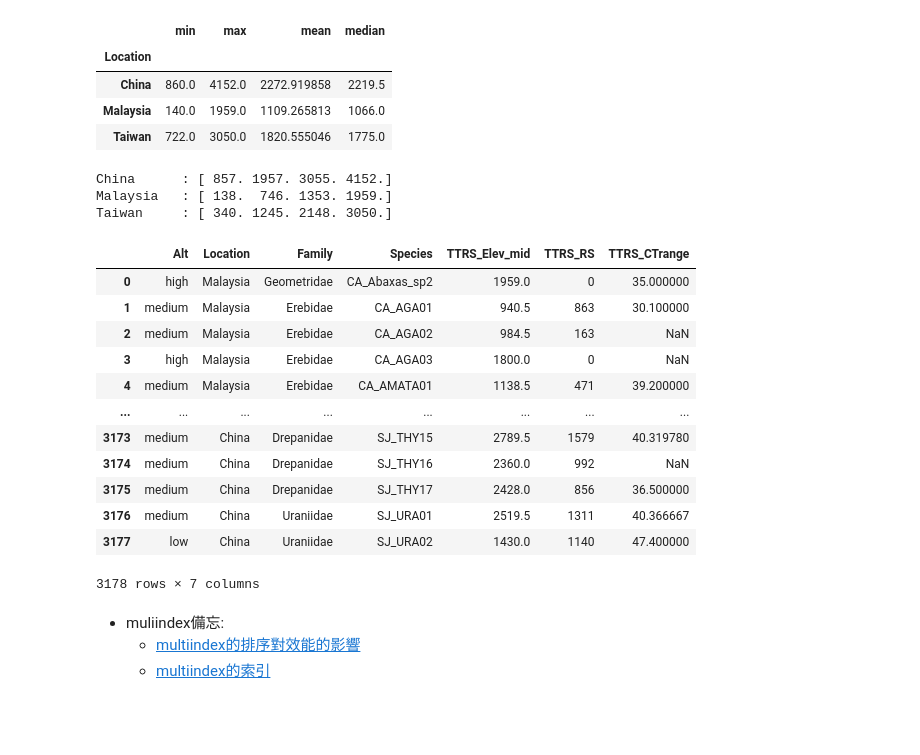
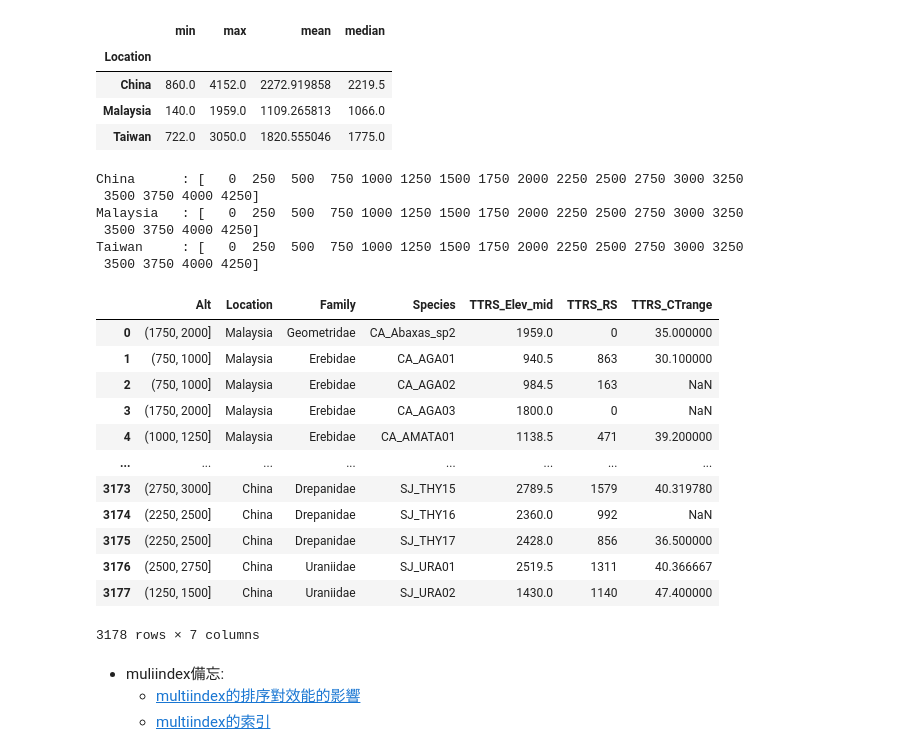
Before and after one commit to YunghuiHsu/Moth_Project, a Jupyter notebook: Moth_thermal/vsc/explore_LatentSpace.ipynb, the cells around one changed output. Saved outputs shown, nothing was run; the diff lists cells and outputs as text; code cells hidden in the pictures; blank space fills up the shorter version.

```diff
--- a/Moth_thermal/vsc/explore_LatentSpace.ipynb
+++ b/Moth_thermal/vsc/explore_LatentSpace.ipynb
@@ -830,52 +840,62 @@ Taiwan    343.0  3050.0  1602.51556  1574.5
 | China | 860.0 | 4152.0 | 2272.919858 | 2219.5 |
 | Malaysia | 140.0 | 1959.0 | 1109.265813 | 1066.0 |
 | Taiwan | 722.0 | 3050.0 | 1820.555046 | 1775.0 |
+# %%
+# 根據df_TTRS_sp_based按地區取得海拔分組標籤
+
+col = ['Location', 'Family', 'Species',
+       'TTRS_Elev_mid', 'TTRS_RS',  'TTRS_CTrange']
+# locations = ["Malaysia", "Taiwan", "China"]
+
+# by relative interval
+# labels = ['low', 'medium', 'high']
+
+# by absolute interval
+bins = list(range(0,4500,250))
 # %%
-# 根據df_TTRS_sp_based按地區取得海拔分組標籤
-
-col = ['Location', 'Family', 'Species',
-       'TTRS_Elev_mid', 'TTRS_RS',  'TTRS_CTrange']
-locations = ["Malaysia", "Taiwan", "China"]
-labels = ['low', 'medium', 'high']
 
 alt_labels_bins = (df_TTRS_sp_based.groupby(['Location']).TTRS_Elev_mid
                      .apply(lambda x :
-                         pd.cut(x, 3, labels=labels, retbins=True)
+                        #  pd.cut(x, len(labels), labels=labels, retbins=True)
+                         pd.cut(x, bins, retbins=True)
                          )
                      )  # return len(alt_labels_bins)==3 ; (label, bins)*3
 
 
 df_alt_labels = pd.concat(
     [label for label, bins in alt_labels_bins]
     ).rename('Alt')
 bins = [np.round(bin) for label,bin in alt_labels_bins]
 
 # 檢視海拔切割的區間
-bins = dict(zip(alt_labels_bins.index.values, bins))
-for loc, bin_ in bins.items():
+loc_bins = dict(zip(alt_labels_bins.index.values, bins))
+for loc, bin_ in loc_bins.items():
     print(f'{loc:10s} : {bin_}')
 
 # 將alt_label加入原資料
 col.insert(0, 'Alt')
 df_TTRS_Alt_label = df_TTRS_sp_based.merge(df_alt_labels,
                                            left_index=True, right_index=True)[col]
 df_TTRS_Alt_label
 # %% [output]
-China      : [ 857. 1957. 3055. 4152.]
-Malaysia   : [ 138.  746. 1353. 1959.]
-Taiwan     : [ 340. 1245. 2148. 3050.]
+China      : [   0  250  500  750 1000 1250 1500 1750 2000 2250 2500 2750 3000 3250
+ 3500 3750 4000 4250]
+Malaysia   : [   0  250  500  750 1000 1250 1500 1750 2000 2250 2500 2750 3000 3250
+ 3500 3750 4000 4250]
+Taiwan     : [   0  250  500  750 1000 1250 1500 1750 2000 2250 2500 2750 3000 3250
+ 3500 3750 4000 4250]
 |  | Alt | Location | Family | Species | TTRS_Elev_mid | TTRS_RS | TTRS_CTrange |
-| 0 | high | Malaysia | Geometridae | CA_Abaxas_sp2 | 1959.0 | 0 | 35.000000 |
-| 1 | medium | Malaysia | Erebidae | CA_AGA01 | 940.5 | 863 | 30.100000 |
-| 2 | medium | Malaysia | Erebidae | CA_AGA02 | 984.5 | 163 | NaN |
-| 3 | high | Malaysia | Erebidae | CA_AGA03 | 1800.0 | 0 | NaN |
-| 4 | medium | Malaysia | Erebidae | CA_AMATA01 | 1138.5 | 471 | 39.200000 |
+| 0 | (1750, 2000] | Malaysia | Geometridae | CA_Abaxas_sp2 | 1959.0 | 0 | 35.000000 |
+| 1 | (750, 1000] | Malaysia | Erebidae | CA_AGA01 | 940.5 | 863 | 30.100000 |
+| 2 | (750, 1000] | Malaysia | Erebidae | CA_AGA02 | 984.5 | 163 | NaN |
+| 3 | (1750, 2000] | Malaysia | Erebidae | CA_AGA03 | 1800.0 | 0 | NaN |
+| 4 | (1000, 1250] | Malaysia | Erebidae | CA_AMATA01 | 1138.5 | 471 | 39.200000 |
 | ... | ... | ... | ... | ... | ... | ... | ... |
-| 3173 | medium | China | Drepanidae | SJ_THY15 | 2789.5 | 1579 | 40.319780 |
-| 3174 | medium | China | Drepanidae | SJ_THY16 | 2360.0 | 992 | NaN |
-| 3175 | medium | China | Drepanidae | SJ_THY17 | 2428.0 | 856 | 36.500000 |
-| 3176 | medium | China | Uraniidae | SJ_URA01 | 2519.5 | 1311 | 40.366667 |
-| 3177 | low | China | Uraniidae | SJ_URA02 | 1430.0 | 1140 | 47.400000 |
+| 3173 | (2750, 3000] | China | Drepanidae | SJ_THY15 | 2789.5 | 1579 | 40.319780 |
+| 3174 | (2250, 2500] | China | Drepanidae | SJ_THY16 | 2360.0 | 992 | NaN |
+| 3175 | (2250, 2500] | China | Drepanidae | SJ_THY17 | 2428.0 | 856 | 36.500000 |
+| 3176 | (2500, 2750] | China | Uraniidae | SJ_URA01 | 2519.5 | 1311 | 40.366667 |
+| 3177 | (1250, 1500] | China | Uraniidae | SJ_URA02 | 1430.0 | 1140 | 47.400000 |
 3178 rows × 7 columns
 # %% [markdown]
 - muliindex備忘:
```
Also changed, not shown: parts of 23 cells of this notebook.
